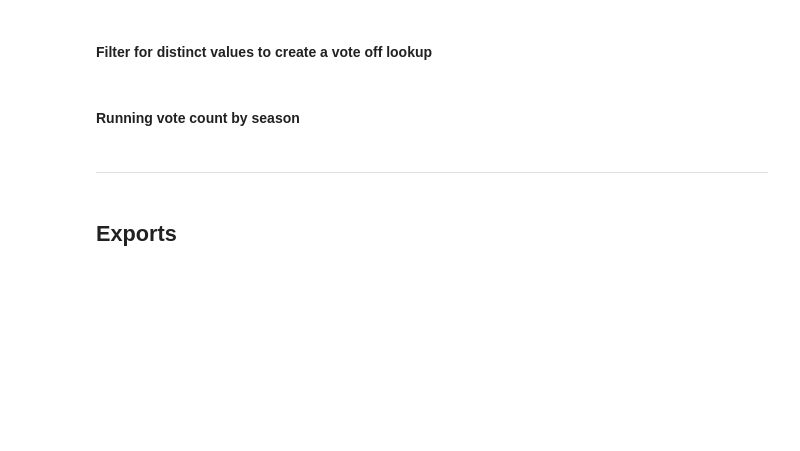
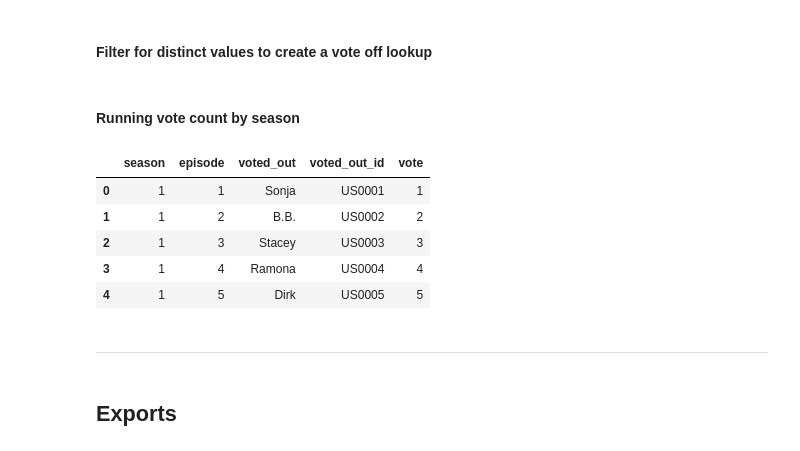
Before and after one commit to stiles/survivoR2py, a Jupyter notebook: notebooks/00-create-voteoff-lookup.ipynb, the cells around one changed output. Saved outputs shown, nothing was run; the diff lists cells and outputs as text; code cells hidden in the pictures; blank space fills up the shorter version.

```diff
--- a/notebooks/00-create-voteoff-lookup.ipynb
+++ b/notebooks/00-create-voteoff-lookup.ipynb
@@ -32,3 +46,9 @@ vote_offs = (
+# %%
+vote_offs = (
+    src.query(f'version == "US"')[["season", "episode", "voted_out", "voted_out_id"]]
+    .drop_duplicates()
+    .reset_index(drop=True)
+)
 # %% [markdown]
 #### Running vote count by season
 # %%
@@ -40,3 +60,12 @@ vote_offs["vote"] = vote_offs["vote"].astype(str)
+# %%
+vote_offs.head()
+# %% [output]
+|  | season | episode | voted_out | voted_out_id | vote |
+| 0 | 1 | 1 | Sonja | US0001 | 1 |
+| 1 | 1 | 2 | B.B. | US0002 | 2 |
+| 2 | 1 | 3 | Stacey | US0003 | 3 |
+| 3 | 1 | 4 | Ramona | US0004 | 4 |
+| 4 | 1 | 5 | Dirk | US0005 | 5 |
 # %% [markdown]
 ---
 # %% [markdown]
```
Also changed, not shown: parts of 9 cells of this notebook, 39 other files.
